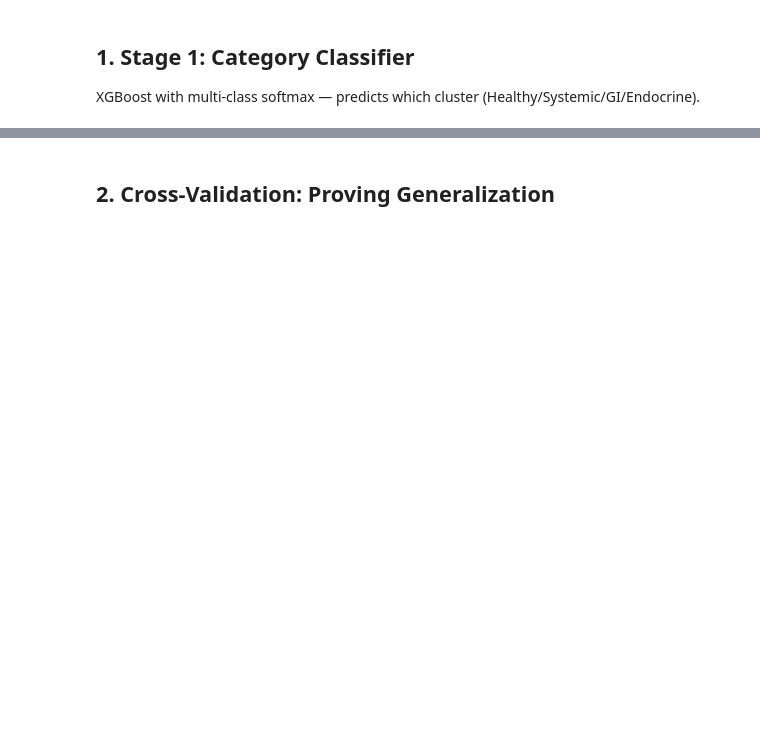
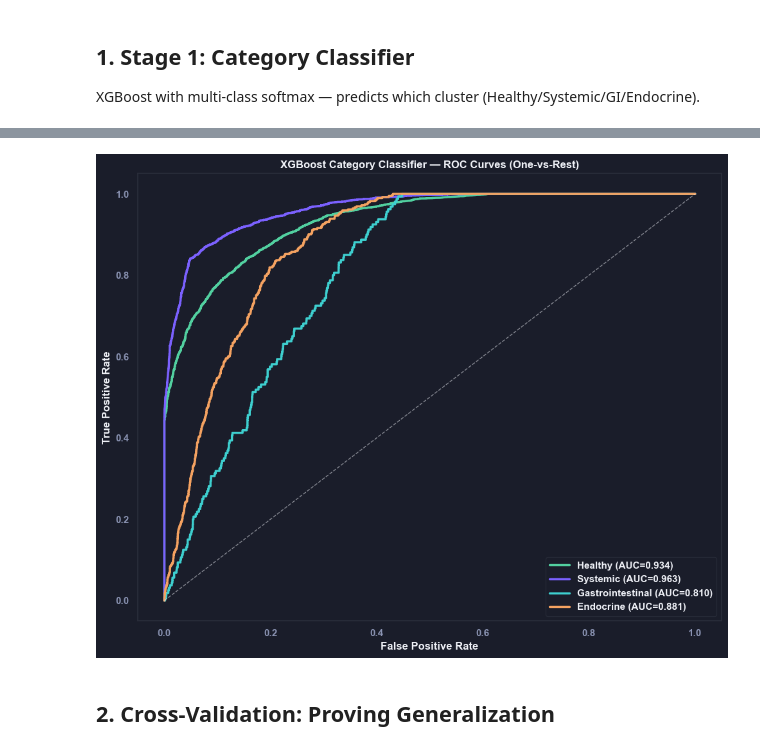
Before and after one commit to BonelessWater/Aura, a Jupyter notebook: modeling/notebooks/04_advanced_models.ipynb, the cells around one changed output, grey strips where cells are left out. Saved outputs shown, nothing was run; the diff lists cells and outputs as text; code cells hidden in the pictures; blank space fills up the shorter version.

```diff
--- a/modeling/notebooks/04_advanced_models.ipynb
+++ b/modeling/notebooks/04_advanced_models.ipynb
@@ -122,36 +172,40 @@ plt.show()
 # %%
 # ROC curves per class — use string labels to avoid LabelEncoder sort mismatch
 y_prob_test = cat_clf.predict_proba(X_test)
-cluster_colors = {'healthy': '#2ecc71', 'systemic': '#e74c3c',
-                  'gastrointestinal': '#3498db', 'endocrine': '#9b59b6'}
-
-# cat_clf.label_encoder.classes_ is sorted alphabetically — map each class name
-# to its correct column in y_prob_test
-clf_classes = list(cat_clf.label_encoder.classes_)  # alphabetical
 y_true_str  = test['diagnosis_cluster'].values
 
+clf_classes = list(cat_clf.label_encoder.classes_)
+
 fig, ax = plt.subplots(figsize=(10, 8))
+fig.patch.set_facecolor(C['card'])
+ax.set_facecolor(C['card'])
 
 for cls in cat_clf.categories:
-    col_idx = clf_classes.index(cls)          # column in y_prob_test for this class
-    y_bin   = (y_true_str == cls).astype(int) # binary ground truth
-
+    col_idx = clf_classes.index(cls)
+    y_bin   = (y_true_str == cls).astype(int)
     if y_bin.sum() == 0:
         continue
-
     fpr, tpr, _ = roc_curve(y_bin, y_prob_test[:, col_idx])
     auc = roc_auc_score(y_bin, y_prob_test[:, col_idx])
-    ax.plot(fpr, tpr, label=f'{cls} (AUC={auc:.3f})',
-            linewidth=2.5, color=cluster_colors.get(cls, 'gray'))
+    ax.plot(fpr, tpr, label=f'{clean_label(cls)} (AUC={auc:.3f})',
+            linewidth=2.5, color=CATEGORY_COLOR.get(cls, C['muted']))
 
-ax.plot([0, 1], [0, 1], 'k--', linewidth=1, alpha=0.4)
-ax.set_xlabel('False Positive Rate')
-ax.set_ylabel('True Positive Rate')
-ax.set_title('XGBoost Category Classifier — ROC Curves (One-vs-Rest)', fontweight='bold')
-ax.legend(loc='lower right')
+ax.plot([0, 1], [0, 1], '--', linewidth=1, alpha=0.5, color=C['text'])
+ax.set_xlabel('False Positive Rate', color=C['text'], fontweight='bold')
+ax.set_ylabel('True Positive Rate', color=C['text'], fontweight='bold')
+ax.set_title('XGBoost Category Classifier — ROC Curves (One-vs-Rest)',
+             color=C['text'], fontweight='bold')
+ax.legend(loc='lower right', facecolor=C['card'], edgecolor=C['border'], labelcolor=C['text'])
+ax.tick_params(colors=C['muted'])
+for spine in ax.spines.values():
+    spine.set_edgecolor(C['border'])
+
 plt.tight_layout()
-plt.savefig('../outputs/figures/04_category_roc.png', dpi=150, bbox_inches='tight')
+plt.savefig('../outputs/figures/04_category_roc.png', dpi=150, bbox_inches='tight',
+            facecolor=C['card'])
 plt.show()
+# %% [output]
+[figure, added]
 # %% [markdown]
 ## 2. Cross-Validation: Proving Generalization
 # %%
```
Also changed, not shown: parts of 12 cells of this notebook, 58 other files.
